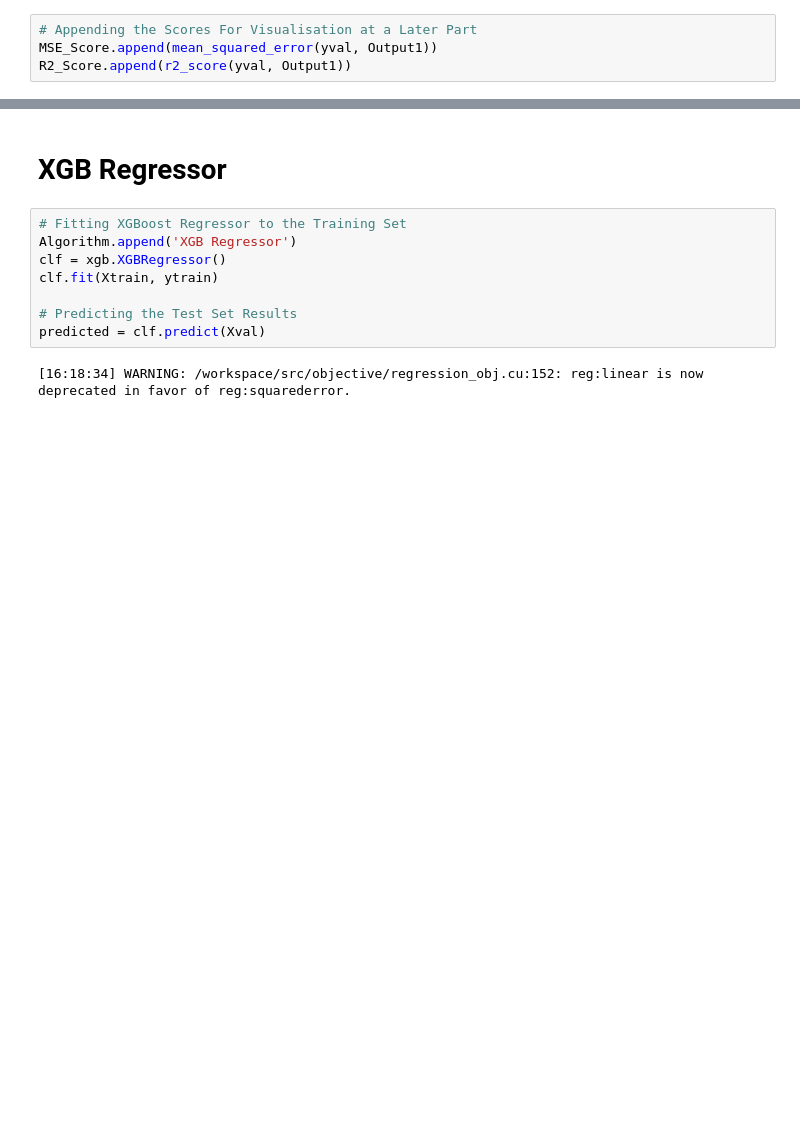
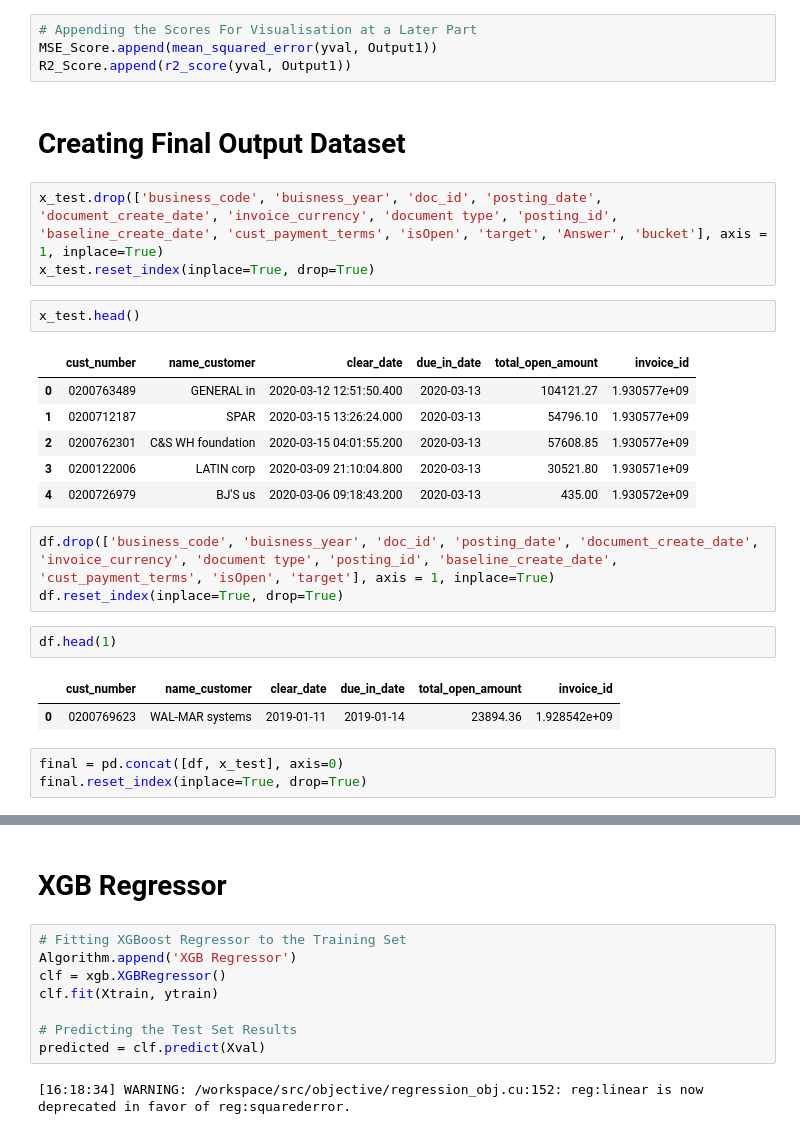
Before and after one commit to SatYu26/AI-Enabled-B2B-Fin-Tech-Management-Dashboard, a Jupyter notebook: H2HBABBA2486.ipynb, the cells around one changed output, grey strips where cells are left out. Cells and saved outputs as stored; diff of their text form; blank space fills up the shorter version.

```diff
--- a/H2HBABBA2486.ipynb
+++ b/H2HBABBA2486.ipynb
@@ -547,3 +557,28 @@ x_test.head()
 # Appending the Scores For Visualisation at a Later Part
 MSE_Score.append(mean_squared_error(yval, Output1))
 R2_Score.append(r2_score(yval, Output1))
+# %% [markdown]
+# **Creating Final Output Dataset**
+# %%
+x_test.drop(['business_code', 'buisness_year', 'doc_id', 'posting_date', 'document_create_date', 'invoice_currency', 'document type', 'posting_id', 'baseline_create_date', 'cust_payment_terms', 'isOpen', 'target', 'Answer', 'bucket'], axis = 1, inplace=True)
+x_test.reset_index(inplace=True, drop=True)
+# %%
+x_test.head()
+# %% [output]
+|  | cust_number | name_customer | clear_date | due_in_date | total_open_amount | invoice_id |
+| 0 | 0200763489 | GENERAL in | 2020-03-12 12:51:50.400 | 2020-03-13 | 104121.27 | 1.930577e+09 |
+| 1 | 0200712187 | SPAR | 2020-03-15 13:26:24.000 | 2020-03-13 | 54796.10 | 1.930577e+09 |
+| 2 | 0200762301 | C&S WH foundation | 2020-03-15 04:01:55.200 | 2020-03-13 | 57608.85 | 1.930577e+09 |
+| 3 | 0200122006 | LATIN corp | 2020-03-09 21:10:04.800 | 2020-03-13 | 30521.80 | 1.930571e+09 |
+| 4 | 0200726979 | BJ'S us | 2020-03-06 09:18:43.200 | 2020-03-13 | 435.00 | 1.930572e+09 |
+# %%
+df.drop(['business_code', 'buisness_year', 'doc_id', 'posting_date', 'document_create_date', 'invoice_currency', 'document type', 'posting_id', 'baseline_create_date', 'cust_payment_terms', 'isOpen', 'target'], axis = 1, inplace=True)
+df.reset_index(inplace=True, drop=True)
+# %%
+df.head(1)
+# %% [output]
+|  | cust_number | name_customer | clear_date | due_in_date | total_open_amount | invoice_id |
+| 0 | 0200769623 | WAL-MAR systems | 2019-01-11 | 2019-01-14 | 23894.36 | 1.928542e+09 |
+# %%
+final = pd.concat([df, x_test], axis=0)
+final.reset_index(inplace=True, drop=True)
```
Also changed, not shown: parts of 8 cells of this notebook, 1 other file.
